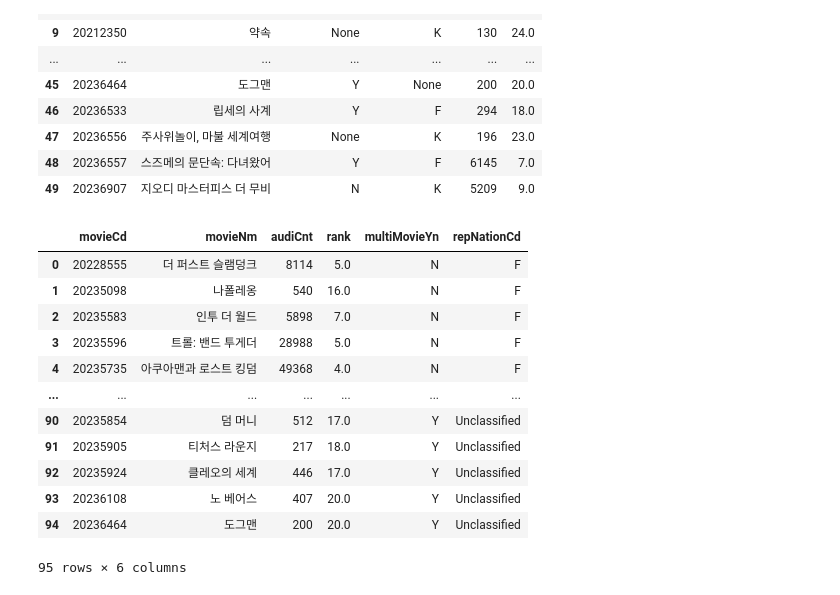
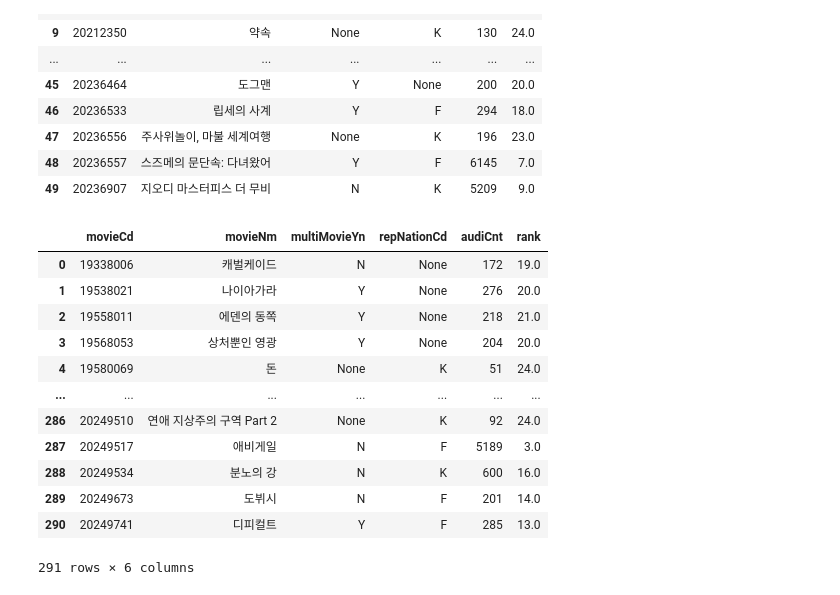
Before and after one commit to Jacob-53/movie, a Jupyter notebook: notes/Untitled.ipynb, the cells around one changed output. Saved outputs shown, nothing was run; the diff lists cells and outputs as text; code cells hidden in the pictures.

```diff
--- a/notes/Untitled.ipynb
+++ b/notes/Untitled.ipynb
@@ -291,23 +291,23 @@ df2
 # %%
 import pandas as pd
 import pyarrow.dataset as ds
 
 path2 = "/home/jacob/data/movie_after/meta/meta.parquet"
-path3 = "/home/jacob/data/movie_after/dailyboxoffice/dt=20240110"
-dataset = ds.dataset(path3, format="parquet", partitioning="hive")
+path3 = "/home/jacob/data/movie_after/dailyboxoffice/dt=20240211"
+dataset = ds.dataset(path2, format="parquet", partitioning="hive")
 df = dataset.to_table().to_pandas()
 df
 # %% [output]
-|  | movieCd | movieNm | audiCnt | rank | multiMovieYn | repNationCd |
-| 0 | 20228555 | 더 퍼스트 슬램덩크 | 8114 | 5.0 | N | F |
-| 1 | 20235098 | 나폴레옹 | 540 | 16.0 | N | F |
-| 2 | 20235583 | 인투 더 월드 | 5898 | 7.0 | N | F |
-| 3 | 20235596 | 트롤: 밴드 투게더 | 28988 | 5.0 | N | F |
-| 4 | 20235735 | 아쿠아맨과 로스트 킹덤 | 49368 | 4.0 | N | F |
+|  | movieCd | movieNm | multiMovieYn | repNationCd | audiCnt | rank |
+| 0 | 19338006 | 캐벌케이드 | N | None | 172 | 19.0 |
+| 1 | 19538021 | 나이아가라 | Y | None | 276 | 20.0 |
+| 2 | 19558011 | 에덴의 동쪽 | Y | None | 218 | 21.0 |
+| 3 | 19568053 | 상처뿐인 영광 | Y | None | 204 | 20.0 |
+| 4 | 19580069 | 돈 | None | K | 51 | 24.0 |
 | ... | ... | ... | ... | ... | ... | ... |
-| 90 | 20235854 | 덤 머니 | 512 | 17.0 | Y | Unclassified |
-| 91 | 20235905 | 티처스 라운지 | 217 | 18.0 | Y | Unclassified |
-| 92 | 20235924 | 클레오의 세계 | 446 | 17.0 | Y | Unclassified |
-| 93 | 20236108 | 노 베어스 | 407 | 20.0 | Y | Unclassified |
-| 94 | 20236464 | 도그맨 | 200 | 20.0 | Y | Unclassified |
+| 286 | 20249510 | 연애 지상주의 구역 Part 2 | None | K | 92 | 24.0 |
+| 287 | 20249517 | 애비게일 | N | F | 5189 | 3.0 |
+| 288 | 20249534 | 분노의 강 | N | K | 600 | 16.0 |
+| 289 | 20249673 | 도뷔시 | N | F | 201 | 14.0 |
+| 290 | 20249741 | 디피컬트 | Y | F | 285 | 13.0 |
-95 rows × 6 columns
+291 rows × 6 columns
```
Also changed, not shown: parts of 5 cells of this notebook, 2 other files.
